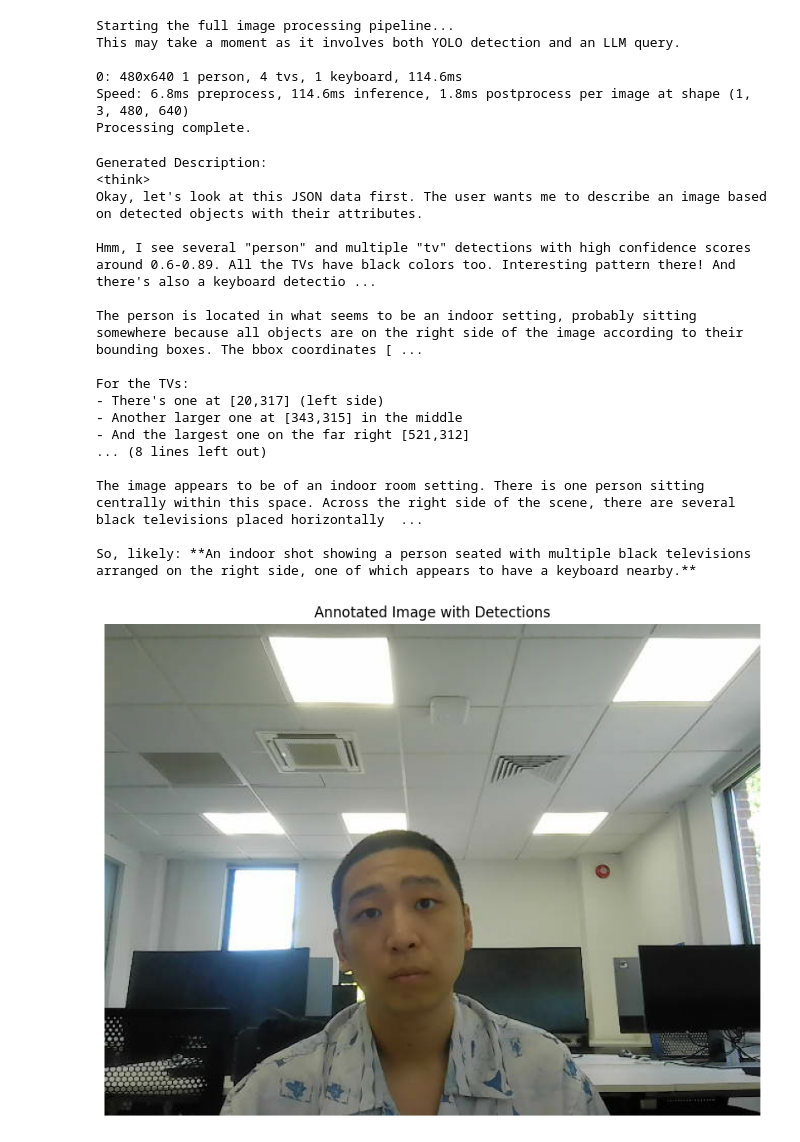
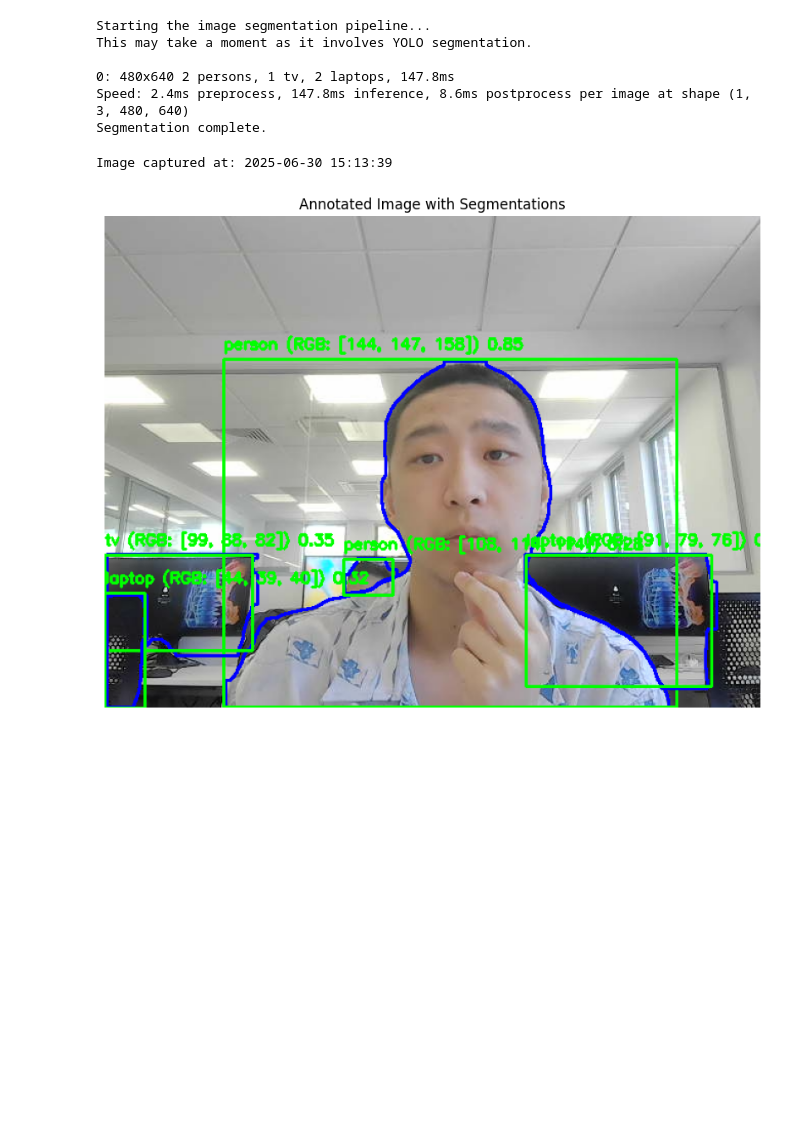
Before and after one commit to Z2nd/DeepSeek-Image-Recognition, a Jupyter notebook: app.ipynb, the cells around one changed output. Saved outputs shown, nothing was run; the diff lists cells and outputs as text; code cells hidden in the pictures; blank space fills up the shorter version.

Commit message:
Use segmentation model to increase the quality of detection

```diff
--- a/app.ipynb
+++ b/app.ipynb
@@ -95,61 +102,50 @@ Image captured from webcam successfully.
 # %%
-print('Starting the full image processing pipeline...')
-print('This may take a moment as it involves both YOLO detection and an LLM query.')
+# 'Cell 4: Process Image and Describe'
+
+print('Starting the image segmentation pipeline...')
+print('This may take a moment as it involves YOLO segmentation.')
 
 # 检查模型和图片是否都已成功加载
 if 'yolo_model' in locals() and yolo_model is not None and 'image_bgr' in locals() and image_bgr is not None:
-    # 调用核心处理函数
-    natural_language_description, annotated_image_bgr, json_detections = processing_logic.process_image_and_describe(
+    # 调用核心检测函数
+    json_detections, annotated_image_bgr = processing_logic.process_image_and_describe(
         image_bgr,
         yolo_model,
         DEEPSEEK_MODEL_NAME,
-        OLLAMA_API_URL
+        OLLAMA_API_URL,
+        capture_time=capture_time
     )
-    print('Processing complete.')
+    print('Segmentation complete.')
 else:
-    print('Skipping processing due to errors in previous steps (model or image not loaded).')
-    natural_language_description = 'Processing failed.'
-    annotated_image_bgr = image_bgr  # 仅显示原图（若存在）
-    json_detections = None
+    print('Skipping segmentation due to errors in previous steps (model or image not loaded).')
+    json_detections = json.dumps({"message": "Segmentation failed."})
+    annotated_image_bgr = image_bgr  # 仅显示原图（如果有）
 # %% [output]
-Starting the full image processing pipeline...
-This may take a moment as it involves both YOLO detection and an LLM query.
+Starting the image segmentation pipeline...
+This may take a moment as it involves YOLO segmentation.
 
-0: 480x640 1 person, 4 tvs, 1 keyboard, 114.6ms
-Speed: 6.8ms preprocess, 114.6ms inference, 1.8ms postprocess per image at shape (1, 3, 480, 640)
-Processing complete.
+0: 480x640 2 persons, 1 tv, 2 laptops, 147.8ms
+Speed: 2.4ms preprocess, 147.8ms inference, 8.6ms postprocess per image at shape (1, 3, 480, 640)
+Segmentation complete.
 # %%
-print('Generated Description:')
-print(natural_language_description)
+# Cell 5: Display Annotated Image
 
+# 显示拍摄时间（如果适用）
+if capture_time:
+    print(f"Image captured at: {capture_time}")
+else:
+    print("No capture time available (image mode).")
+
+# 显示标注图像
 if annotated_image_bgr is not None:
-    # 转换颜色通道从BGR到RGB以便matplotlib正确显示
-    annotated_image_rgb = cv2.cvtColor(image_bgr, cv2.COLOR_BGR2RGB)
-
-    # 显示标注后的图片
+    annotated_image_rgb = cv2.cvtColor(annotated_image_bgr, cv2.COLOR_BGR2RGB)
     plt.figure(figsize=(10, 8))
     plt.imshow(annotated_image_rgb)
-    plt.title('Annotated Image with Detections')
-    plt.axis('off')  # 关闭坐标轴
+    plt.title('Annotated Image with Segmentations')
+    plt.axis('off')
     plt.show()
 else:
     print('No annotated image available.')
 # %% [output]
-Generated Description:
-<think>
-Okay, let's look at this JSON data first. The user wants me to describe an image based on detected objects with their attributes.
-
-Hmm, I see several "person" and multiple "tv" detections with high confidence scores around 0.6-0.89. All the TVs have black colors too. Interesting pattern there! And there's also a keyboard detectio ...
-
-The person is located in what seems to be an indoor setting, probably sitting somewhere because all objects are on the right side of the image according to their bounding boxes. The bbox coordinates [ ...
-
-For the TVs:
-- There's one at [20,317] (left side)
-- Another larger one at [343,315] in the middle
-- And the largest one on the far right [521,312]
-... (8 lines left out)
-
-The image appears to be of an indoor room setting. There is one person sitting centrally within this space. Across the right side of the scene, there are several black televisions placed horizontally  ...
-
-So, likely: **An indoor shot showing a person seated with multiple black televisions arranged on the right side, one of which appears to have a keyboard nearby.**
+Image captured at: 2025-06-30 15:13:39
-[figure, old version]
+[figure, new version]
```
Also changed, not shown: parts of 6 cells of this notebook, 5 other files.
